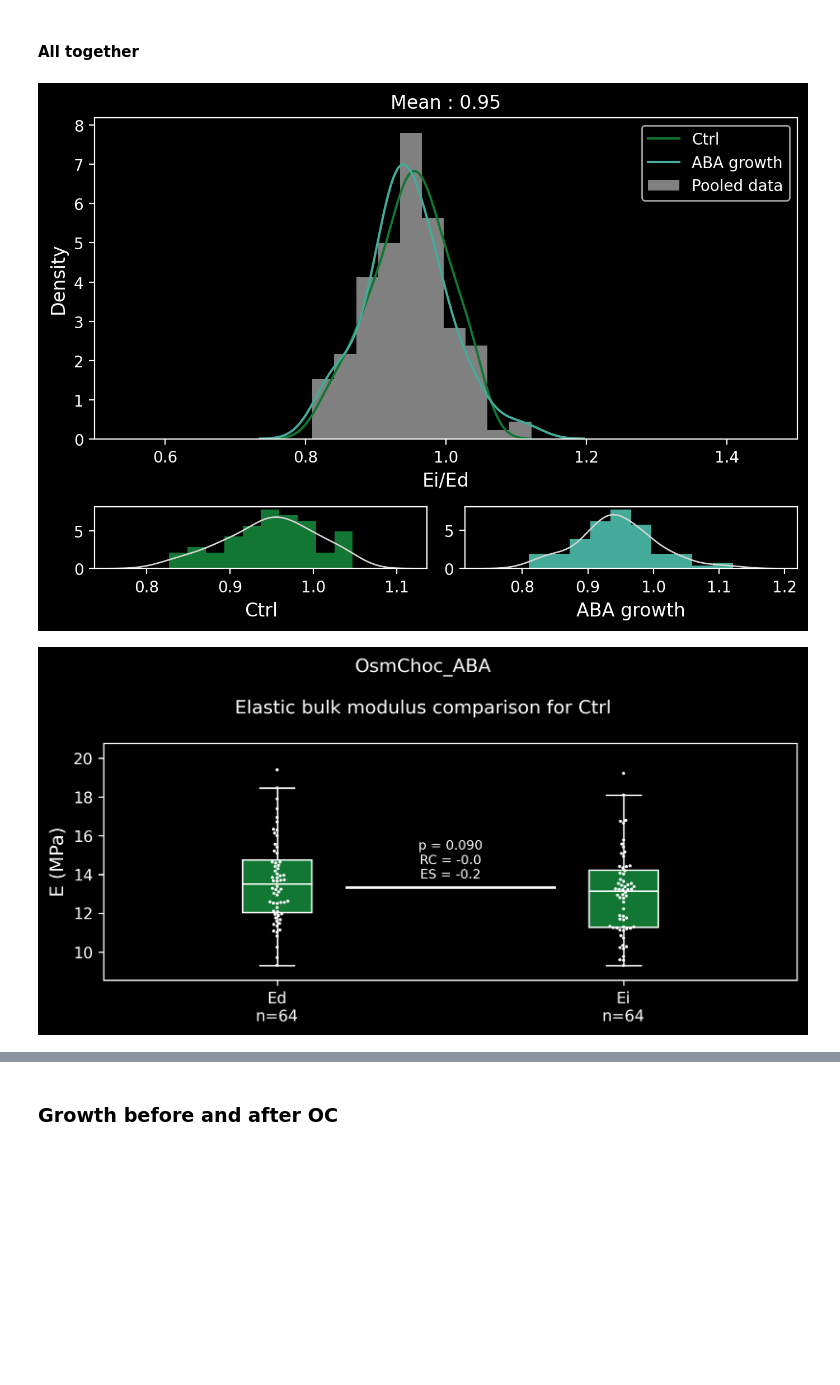
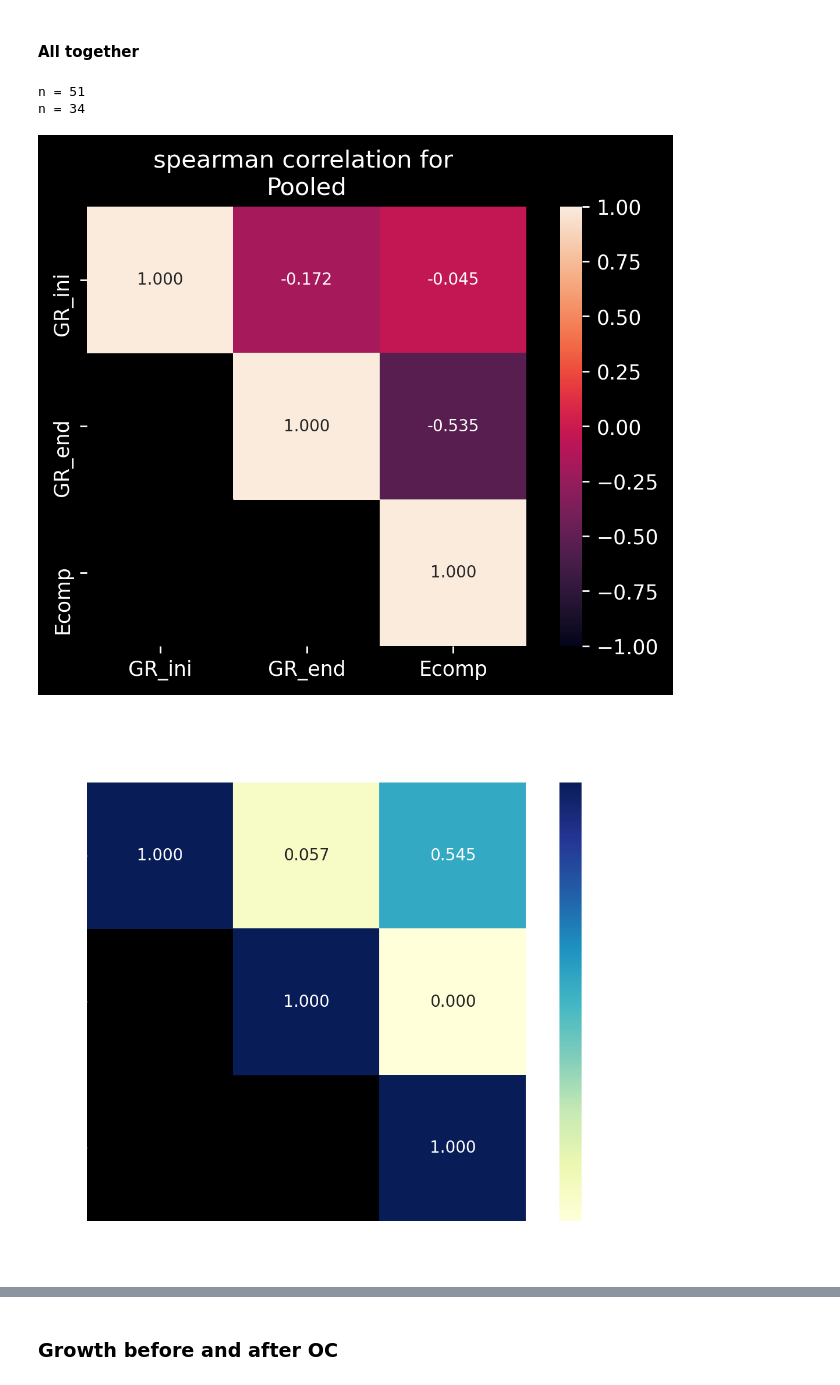
Before and after one commit to VLaplaud-Biophysics/JupyNB, a Jupyter notebook: PropaguleAnalysis/Paper_DataAndFigs.ipynb, the cells around one changed output, grey strips where cells are left out. Cells and saved outputs as stored; diff of their text form; code cells hidden in the pictures; blank space fills up the shorter version.

```diff
--- a/PropaguleAnalysis/Paper_DataAndFigs.ipynb
+++ b/PropaguleAnalysis/Paper_DataAndFigs.ipynb
@@ -352,20 +321,20 @@ GD_100mM_100mM_Osmo_HighE = GD220808_100mM_Osmo.append(GD230201_100mM_Osmo)
 ##### ABA
 # %%
 # Data and index renaming
-GD230221_Ct_Osmo.loc[:,'Expe'] = 'Ctrl_12'
-GD230221_Ct_Osmo.rename(index=lambda s: s + '_Ctrl_12',inplace=True)
-GD230301_Ct_Osmo.loc[:,'Expe'] = 'Ctrl_13'
-GD230301_Ct_Osmo.rename(index=lambda s: s + '_Ctrl_13',inplace=True)
+GD230221_Ct_Osmo.loc[:,'Expe'] = 'AbaCt_3'
+GD230221_Ct_Osmo.rename(index=lambda s: s + '_AbaCt_3',inplace=True)
+GD230301_Ct_Osmo.loc[:,'Expe'] = 'AbaCt_4'
+GD230301_Ct_Osmo.rename(index=lambda s: s + '_AbaCt_4',inplace=True)
 
-GD230221_ABA_Osmo.loc[:,'Expe'] = 'ABA_12'
-GD230221_ABA_Osmo.rename(index=lambda s: s + '_ABA_12',inplace=True)
-GD230301_ABA_Osmo.loc[:,'Expe'] = 'ABA_13'
-GD230301_ABA_Osmo.rename(index=lambda s: s + '_ABA_13',inplace=True)
+GD230221_ABA_Osmo.loc[:,'Expe'] = 'AbaTr_3'
+GD230221_ABA_Osmo.rename(index=lambda s: s + '_AbaTr_3',inplace=True)
+GD230301_ABA_Osmo.loc[:,'Expe'] = 'AbaTr_4'
+GD230301_ABA_Osmo.rename(index=lambda s: s + '_AbaTr_4',inplace=True)
 
 
 # Data pooling
 GD_ABA_Ct_Osmo = GD230221_Ct_Osmo.append(GD230301_Ct_Osmo)
-GD_ABA_ABA_Osmo = GD230221_ABA_Osmo.append(GD230301_Ct_Osmo)
+GD_ABA_Tr_Osmo = GD230221_ABA_Osmo.append(GD230301_Ct_Osmo)
 # %% [markdown]
 ### Colors
 # %%
@@ -755,17 +709,19 @@ compareHydroMech([GD_100mM_Ct_Osmo,GD_100mM_100mM_Osmo],
 # %% [markdown]
 #### All together
 # %%
-compareHydroMech([GD_ABA_Ct_Osmo, GD_ABA_ABA_Osmo],
-             ['Ctrl','ABA growth'],[Green,LightGreen],
-             PFig, 'OsmChoc_ABA', showbox = True,showhist = True,stats='ranksum');
+# compareHydroMech([GD_ABA_Ct_Osmo, GD_ABA_Tr_Osmo],
+#              ['Ctrl','ABA growth'],[Green,LightGreen],
+#              PFig, 'OsmChoc_ABA', showbox = True,showhist = True,stats='ranksum');
 
-# GOC_Comp([GD_ABA_Ct, GD_ABA_ABA],
-#          [GD_ABA_Ct_Osmo, GD_ABA_ABA_Osmo],
-#          ['GR_ini','GR_end'],['L/H0'],['Initial growthRate (day-1)','Final growthRate (day-1)'],
-#          ['Conductivity'],
-#          ['Ct','ABA'],
-#           ['gray',LightGreen,Green],
-#           PlotFits=True,PlotStats=True,Norm=False,CorrType = 'spearman')
+GOC_Comp([GD_ABA_Ct, GD_ABA_Tr],
+         [GD_ABA_Ct_Osmo, GD_ABA_Tr_Osmo],
+         ['GR_ini','GR_end'],['Ecomp'],['Initial growthRate (day-1)','Final growthRate (day-1)'],
+         ['Ed (MPa)'],
+         ['Ct','ABA'],
+          ['gray',LightGreen,Green],
+          PlotFits=True,PlotStats=True,Norm=False,CorrType = 'spearman')
 # %% [output]
+n = 51
+n = 34
-[figure, old version]
+[figure, new version]
-[figure, old version]
+[figure, new version]
```
Also changed, not shown: parts of 12 cells of this notebook.
